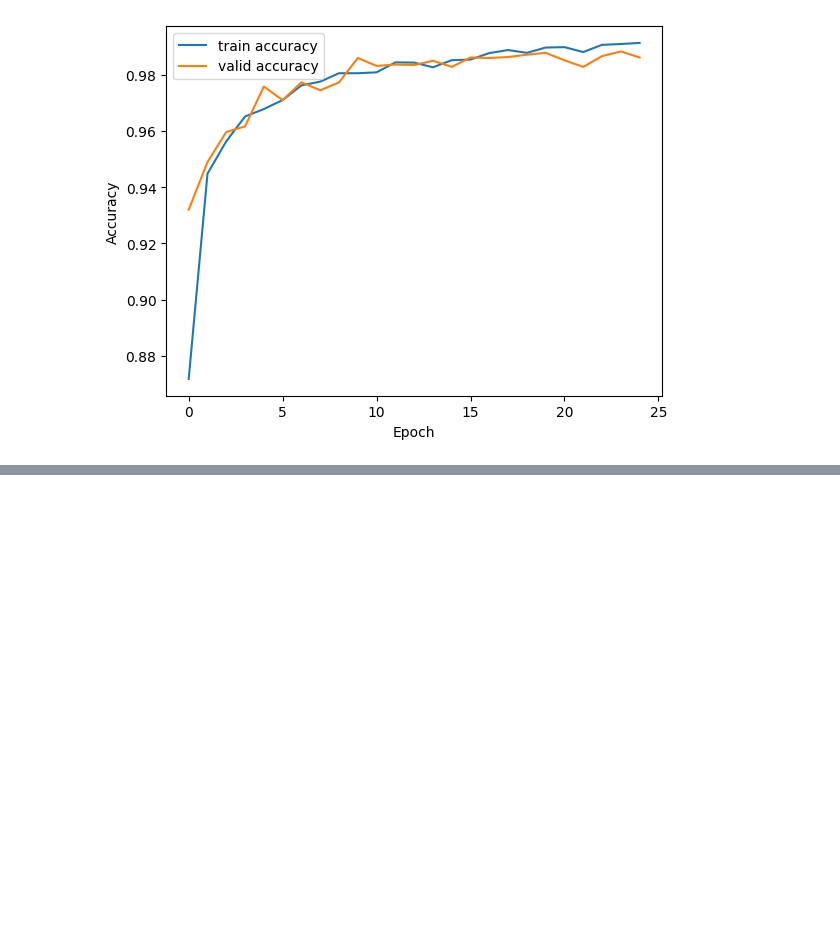
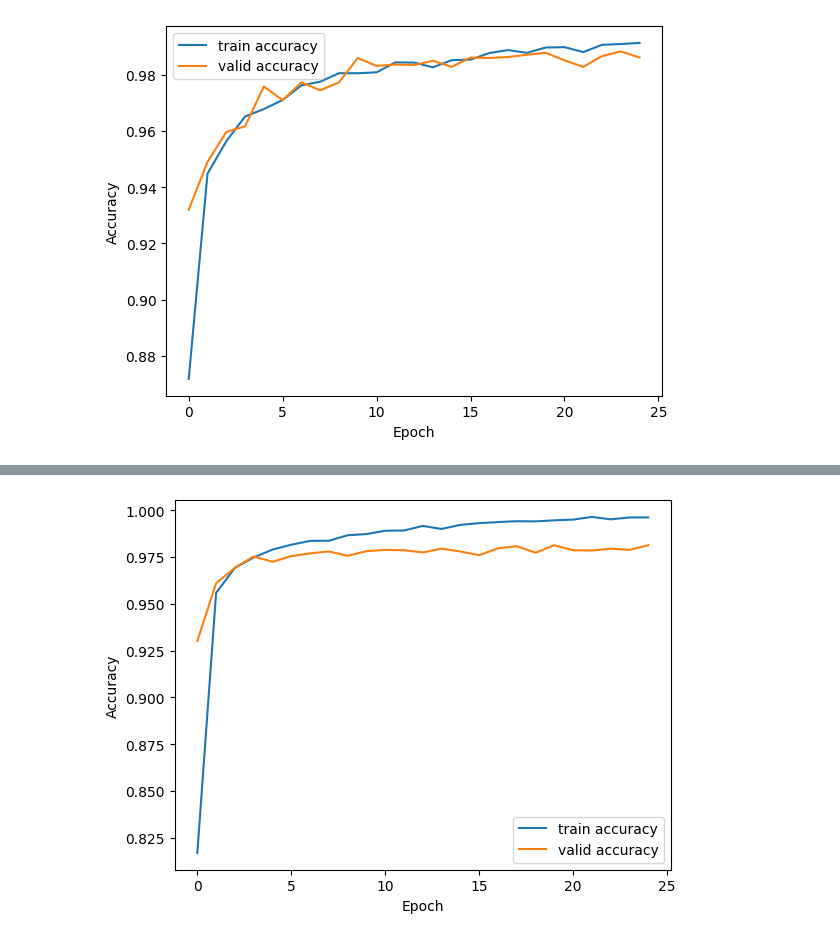
Before and after one commit to ahmadrezabaqerzade/WAP-with-RNN, a Jupyter notebook: WAP.ipynb, the cells around one changed output, grey strips where cells are left out. Saved outputs shown, nothing was run; the diff lists cells and outputs as text; code cells hidden in the pictures; blank space fills up the shorter version.

```diff
--- a/WAP.ipynb
+++ b/WAP.ipynb
@@ -273,0 +342,10 @@ plt.show()
+# %%
+plt.plot(range(N), acc_train_hist, label='train accuracy')
+plt.plot(range(N), acc_valid_hist, label='valid accuracy')
+plt.xlabel('Epoch')
+plt.ylabel('Accuracy')
+#plt.yticks(np.arange(0,1,0.1))
+plt.legend()
+plt.show()
+# %% [output]
+[figure, added]
```
Also changed, not shown: parts of 11 cells of this notebook.
